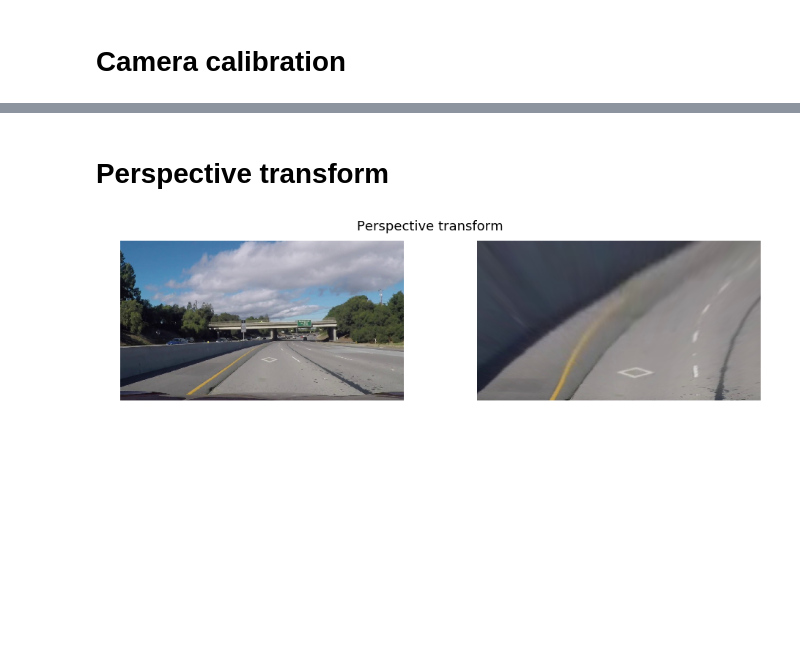
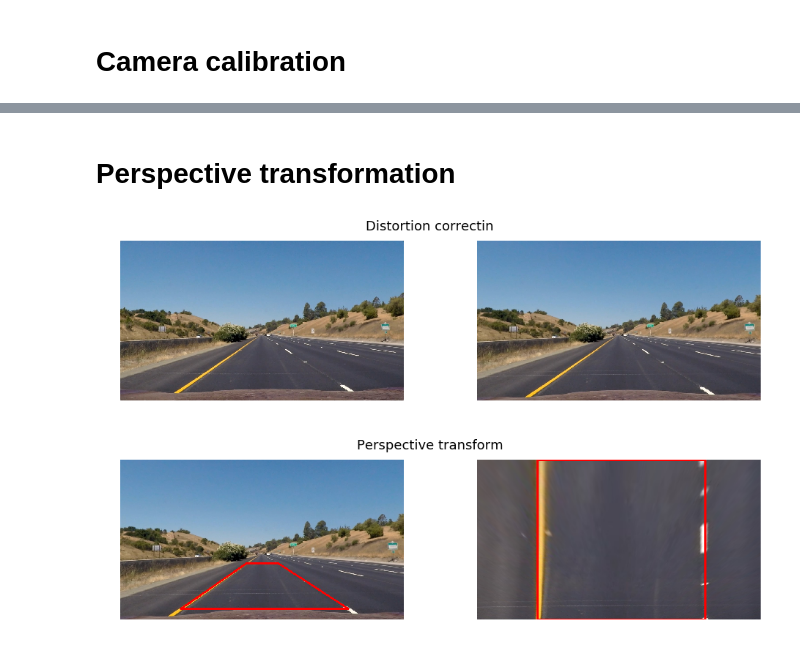
Before and after one commit to truongconghiep/CarND-Advanced-Lane-Lines, a Jupyter notebook: CarND-Advanced-Lane-Lines.ipynb, the cells around one changed output, grey strips where cells are left out. Cells and saved outputs as stored; diff of their text form; code cells hidden in the pictures; blank space fills up the shorter version.

```diff
--- a/CarND-Advanced-Lane-Lines.ipynb
+++ b/CarND-Advanced-Lane-Lines.ipynb
@@ -467,29 +529,31 @@ Plot_Images([img_cal, undist],2, title = 'Distortion correction', subtitle = ['O
 # %% [markdown]
-# Perspective transform
+# Perspective transformation
 # %%
 # read 1 test image
-# image = './test_images/straight_lines2.jpg'
-image = './extracted/37.jpg'
+image = './test_images/straight_lines1.jpg'
 img = mpimg.imread(image)
+# Distortion correction of the input image
+undistorted_img = undistort_img(img, mtx, dist)
+cv2.imwrite('./output_images/undistorted.jpg', undistorted_img)
 # Points on distorted image
-src = np.float32([
-    [271,672],
-    [593,455],
-    [688,455],
-    [1035,672]])
+src = np.float32([[273,672],[570,466],[712,466],[1030,672]])
 # Corresponding points in real world
-dst = np.float32([
-    [271,720],
-    [271,0],
-    [1035,0],
-    [1035,720]])
+dst = np.float32([[273,720],[273,0],[1030,0],[1030,720]])
+# points to draw contour on source image
+src_pts = [(273,672),(570,466),(712,466),(1030,672)]
+# points to draw contour on undistorted images
+dst_pts = [(273,720),(273,0),(1030,0),(1030,720)]
 # get transform matrix
 M = cv2.getPerspectiveTransform(src, dst)
 # get inverse transform matrix
 Minv = cv2.getPerspectiveTransform(dst, src)
 # Transform an image
-warped = perspective_img_warp(img, M)
+warped = perspective_img_warp(undistorted_img, M)
 # Plot original and calibrated images
-Plot_Images([img, warped],2, title = 'Perspective transform')
+Plot_Images([img, undistorted_img],2, title = 'Distortion correctin')
+undistorted_img = draw_polygon_on_image(undistorted_img, src_pts)
+warped = draw_polygon_on_image(warped,dst_pts)
+Plot_Images([undistorted_img, warped],2, title = 'Perspective transform')
 # %% [output]
-[figure, old version]
+[figure, new version]
+[figure, added]
```
Also changed, not shown: parts of 25 cells of this notebook.
